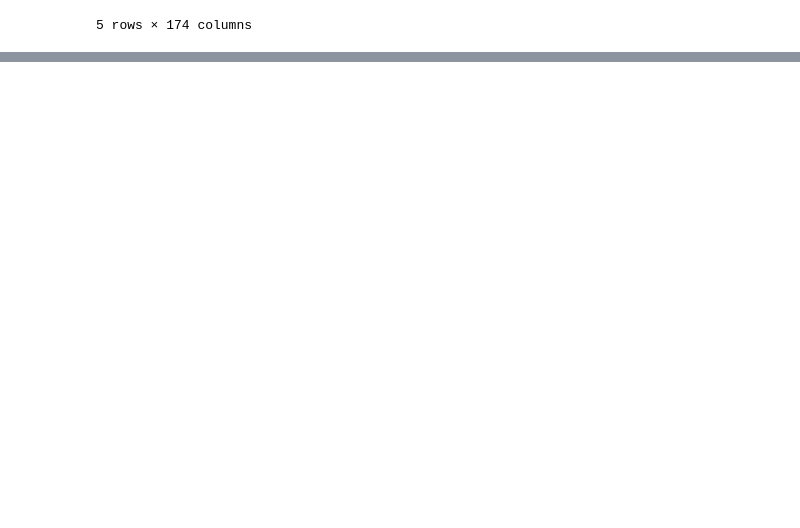
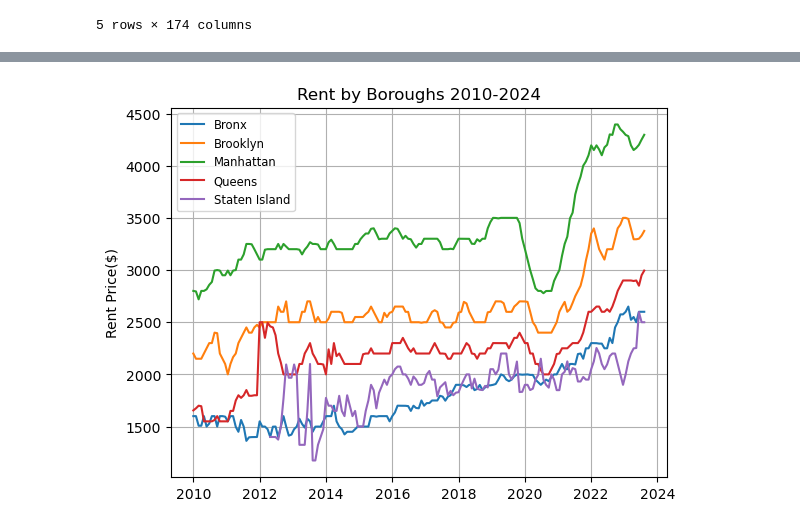
Before and after one commit to NPerlaza/canyouaffordrentinny, a Jupyter notebook: nyc.ipynb, the cells around one changed output, grey strips where cells are left out. Cells and saved outputs as stored; diff of their text form; code cells hidden in the pictures; blank space fills up the shorter version.

Commit message:
Rent Changes by Borough
Cleaned data for the 5 boroughs and created line chart for the change in prices over the years.

```diff
--- a/nyc.ipynb
+++ b/nyc.ipynb
@@ -31,3 +31,9 @@ avg_rental_price.head()
 | 3 | All Upper Manhattan | Manhattan | submarket | 1825.0 | 1800.0 | 1795.0 | 1800.0 | 1823.0 | 1850.0 | 1875.0 | ... | ... |
 | 4 | All Upper West Side | Manhattan | submarket | 2895.0 | 2800.0 | 2750.0 | 2800.0 | 2800.0 | 2795.0 | 2800.0 | ... | ... |
 5 rows × 174 columns
+# %%
+#Index by borough
+new_df = avg_rental_price.set_index("areaType").drop(columns=['areaName'])
+rent_price_borough = new_df.loc['borough'].set_index('Borough')
+
+rent_price_borough.head()
@@ -33,0 +49,13 @@ avg_rental_price.head()
+# %%
+x_ticks = ["","2010","2012","2014","2016","2018","2020","2022","2024",""]
+
+df_transposed = rent_price_borough.T
+ax = df_transposed.plot.line()
+ax.set_xticklabels(x_ticks)
+ax.legend(fontsize='small')
+plt.grid(True)
+plt.ylabel("Rent Price($)")
+plt.title("Rent by Boroughs 2010-2024")
+plt.show()
+# %% [output]
+[figure, added]
```
Also changed, not shown: parts of 1 cell of this notebook.
